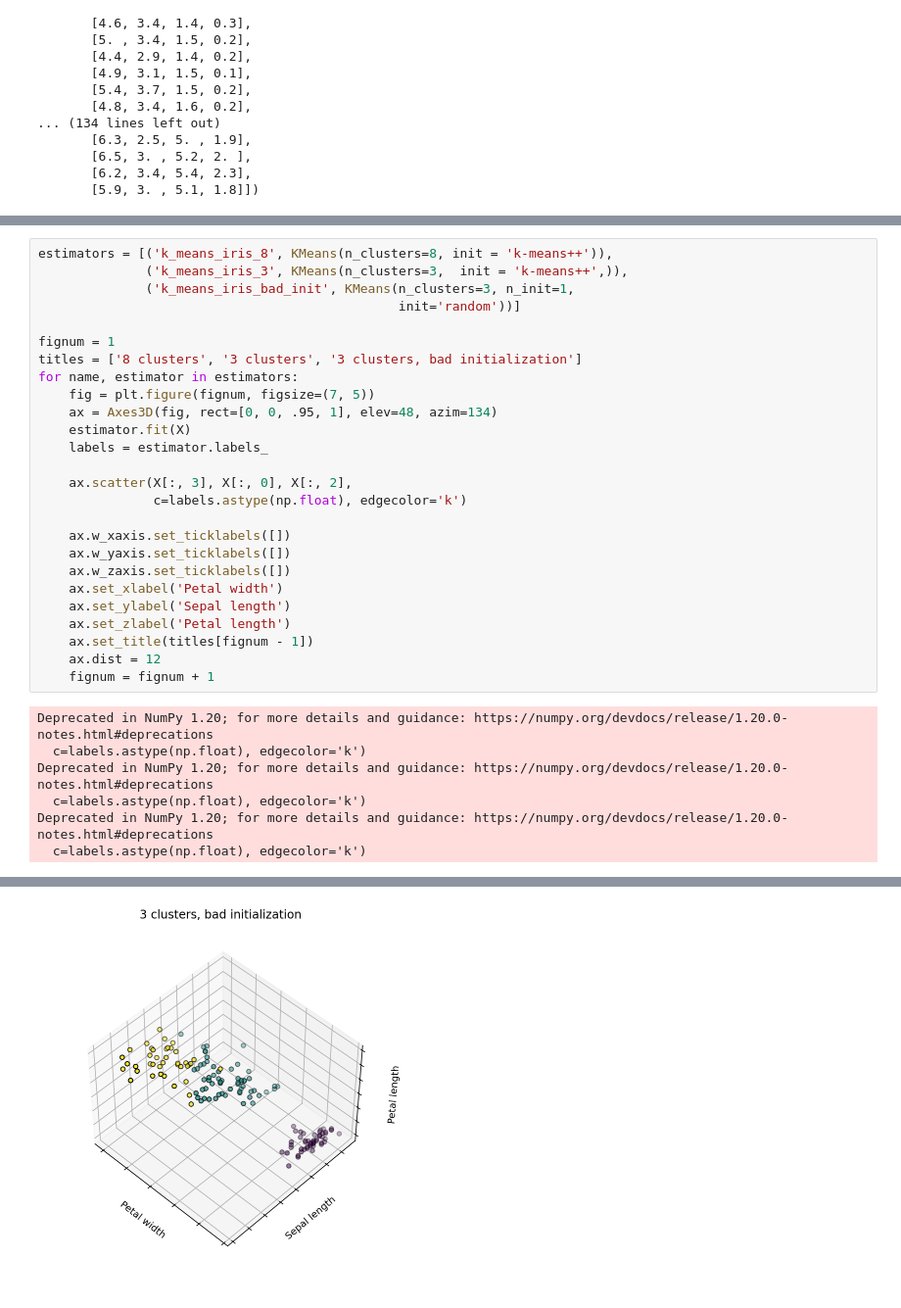
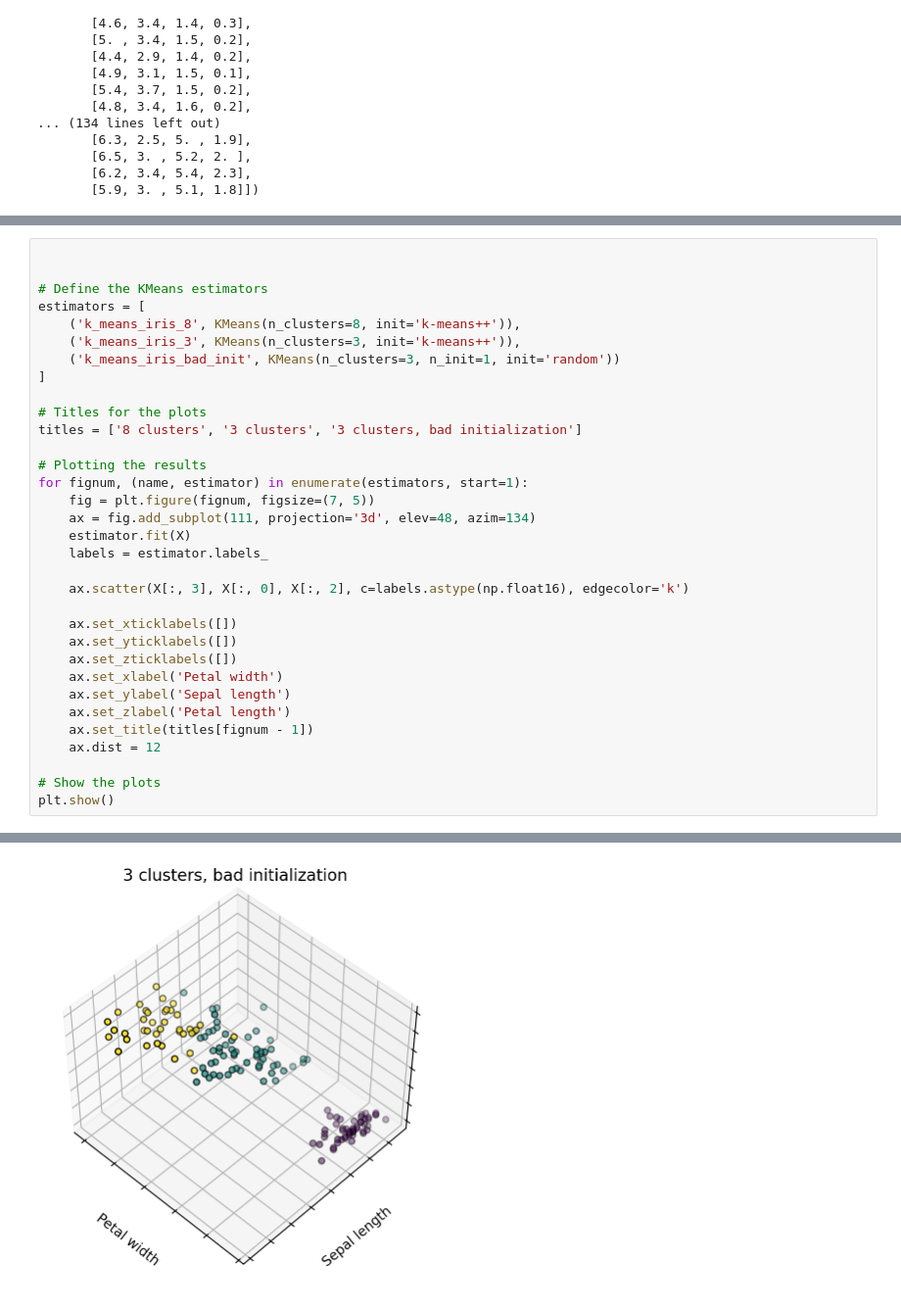
Before and after one commit to mohan-mj/K-Means-Clustering, a Jupyter notebook: K Means - Iris.ipynb, the cells around one changed output, grey strips where cells are left out. Shown at 98% size. Saved outputs shown, nothing was run; the diff lists cells and outputs as text.

```diff
--- a/K Means - Iris.ipynb
+++ b/K Means - Iris.ipynb
@@ -48,33 +60,34 @@ plt.show()
 # %%
-estimators = [('k_means_iris_8', KMeans(n_clusters=8, init = 'k-means++')),
-              ('k_means_iris_3', KMeans(n_clusters=3,  init = 'k-means++',)),
-              ('k_means_iris_bad_init', KMeans(n_clusters=3, n_init=1,
-                                               init='random'))]
 
-fignum = 1
+
+# Define the KMeans estimators
+estimators = [
+    ('k_means_iris_8', KMeans(n_clusters=8, init='k-means++')),
+    ('k_means_iris_3', KMeans(n_clusters=3, init='k-means++')),
+    ('k_means_iris_bad_init', KMeans(n_clusters=3, n_init=1, init='random'))
+]
+
+# Titles for the plots
 titles = ['8 clusters', '3 clusters', '3 clusters, bad initialization']
-for name, estimator in estimators:
+
+# Plotting the results
+for fignum, (name, estimator) in enumerate(estimators, start=1):
     fig = plt.figure(fignum, figsize=(7, 5))
-    ax = Axes3D(fig, rect=[0, 0, .95, 1], elev=48, azim=134)
+    ax = fig.add_subplot(111, projection='3d', elev=48, azim=134)
     estimator.fit(X)
     labels = estimator.labels_
 
-    ax.scatter(X[:, 3], X[:, 0], X[:, 2],
-               c=labels.astype(np.float), edgecolor='k')
+    ax.scatter(X[:, 3], X[:, 0], X[:, 2], c=labels.astype(np.float16), edgecolor='k')
 
-    ax.w_xaxis.set_ticklabels([])
-    ax.w_yaxis.set_ticklabels([])
-    ax.w_zaxis.set_ticklabels([])
+    ax.set_xticklabels([])
+    ax.set_yticklabels([])
+    ax.set_zticklabels([])
     ax.set_xlabel('Petal width')
     ax.set_ylabel('Sepal length')
     ax.set_zlabel('Petal length')
     ax.set_title(titles[fignum - 1])
     ax.dist = 12
-    fignum = fignum + 1
+
+# Show the plots
+plt.show()
 # %% [output]
-Deprecated in NumPy 1.20; for more details and guidance: https://numpy.org/devdocs/release/1.20.0-notes.html#deprecations
-  c=labels.astype(np.float), edgecolor='k')
-Deprecated in NumPy 1.20; for more details and guidance: https://numpy.org/devdocs/release/1.20.0-notes.html#deprecations
-  c=labels.astype(np.float), edgecolor='k')
-Deprecated in NumPy 1.20; for more details and guidance: https://numpy.org/devdocs/release/1.20.0-notes.html#deprecations
-  c=labels.astype(np.float), edgecolor='k')
@@ -83,2 +96,2 @@ Deprecated in NumPy 1.20; for more details and guidance: https://numpy.org/devdo
-[figure, old version]
+[figure, new version]
 # %%
```
Also changed, not shown: parts of 4 cells of this notebook, 2 other files.
